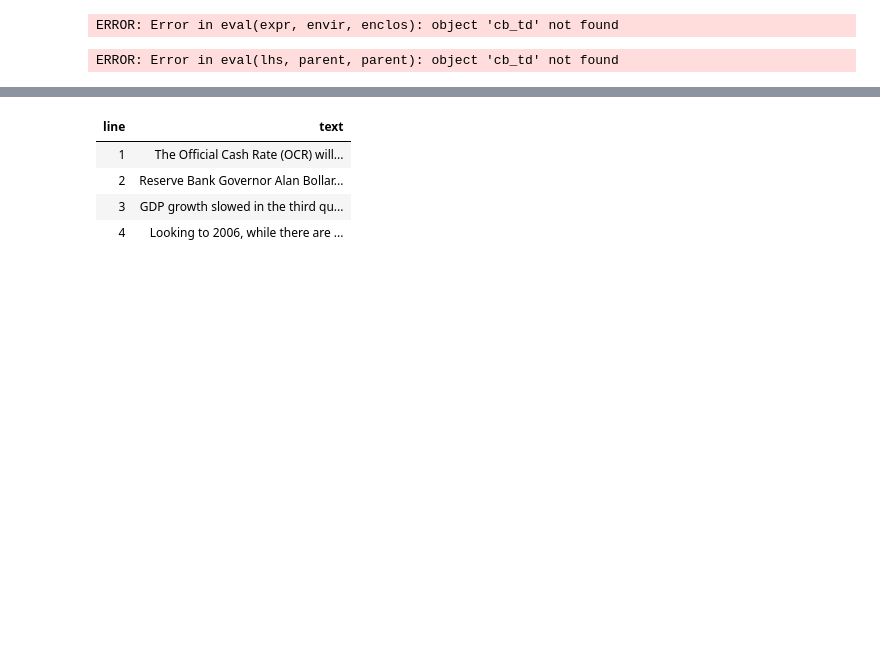
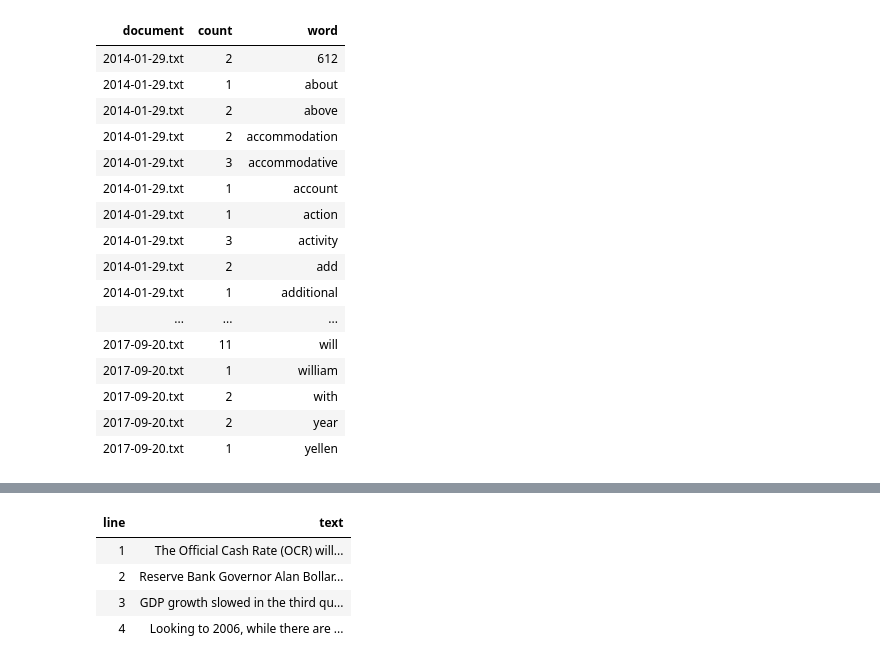
Before and after one commit to lachlandeer/central-bank-nlp, a Jupyter notebook: Tidy Text.ipynb, the cells around one changed output, grey strips where cells are left out. Drawn from its saved outputs; the diff is of its cells as text; code cells hidden in the pictures; blank space fills up the shorter version.

```diff
--- a/Tidy Text.ipynb
+++ b/Tidy Text.ipynb
@@ -15,4 +40,0 @@ cd_td <- tidy(data_dir)
-# %%
-cb_td
-# %% [output]
-ERROR: Error in eval(expr, envir, enclos): object 'cb_td' not found
@@ -19,6 +49,22 @@ ERROR: Error in eval(expr, envir, enclos): object 'cb_td' not found
 # %%
-cb_td  %>%
+cb_text  %>%
     unnest_tokens(word, term)
 # %% [output]
-ERROR: Error in eval(lhs, parent, parent): object 'cb_td' not found
+| document | count | word |
+| 2014-01-29.txt | 2 | 612 |
+| 2014-01-29.txt | 1 | about |
+| 2014-01-29.txt | 2 | above |
+| 2014-01-29.txt | 2 | accommodation |
+| 2014-01-29.txt | 3 | accommodative |
+| 2014-01-29.txt | 1 | account |
+| 2014-01-29.txt | 1 | action |
+| 2014-01-29.txt | 3 | activity |
+| 2014-01-29.txt | 2 | add |
+| 2014-01-29.txt | 1 | additional |
+| ... | ... | ... |
+| 2017-09-20.txt | 11 | will |
+| 2017-09-20.txt | 1 | william |
+| 2017-09-20.txt | 2 | with |
+| 2017-09-20.txt | 2 | year |
+| 2017-09-20.txt | 1 | yellen |
 # %%
```
Also changed, not shown: parts of 17 cells of this notebook, 1 other file.
